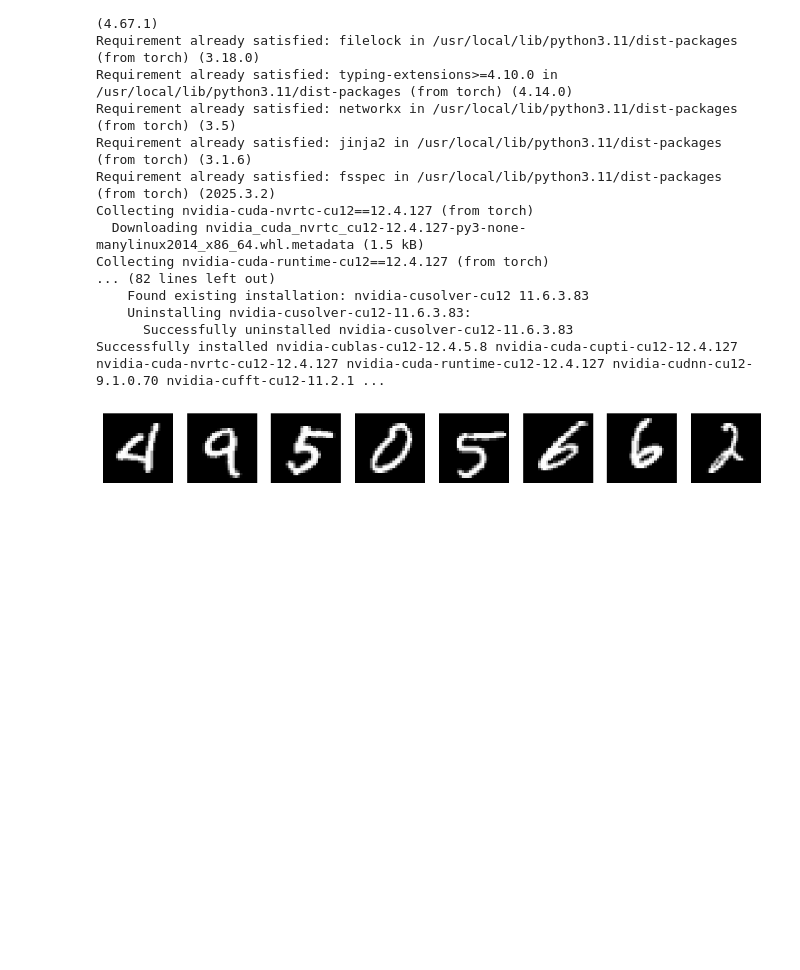
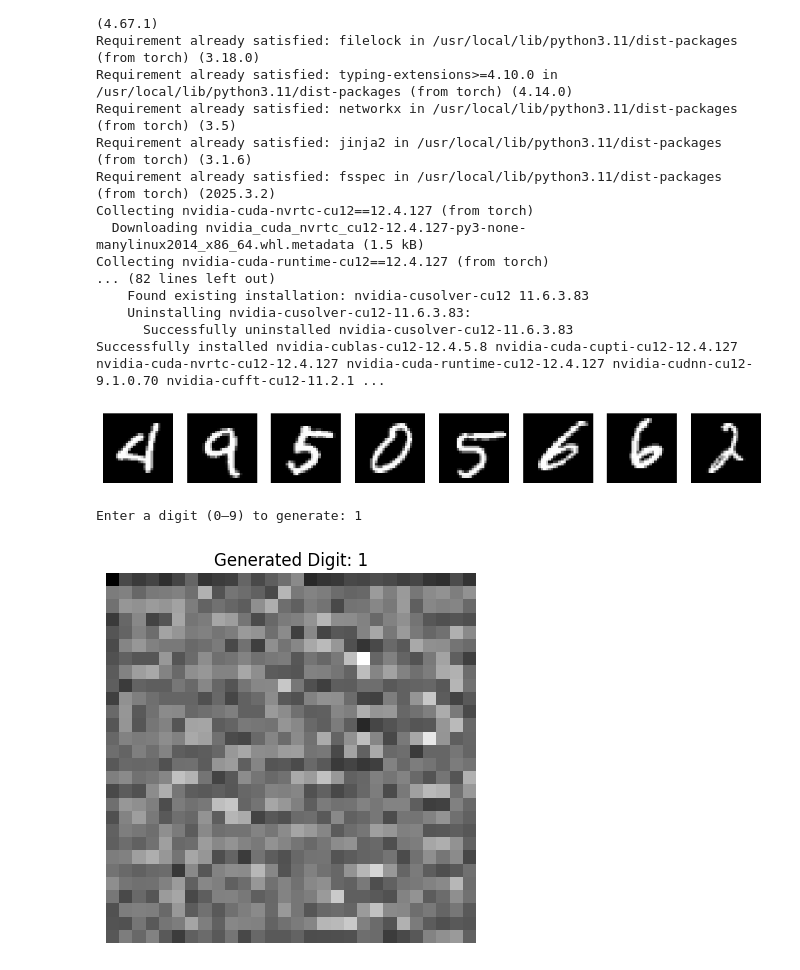
Before and after one commit to Biruk-gebru/Diffusion-Model, a Jupyter notebook: DiffusionModel.ipynb, the cells around one changed output. Cells and saved outputs as stored; diff of their text form; code cells hidden in the pictures; blank space fills up the shorter version.

Commit message:
Added the training loop and a sample generator to generate from prompts as well as a visualization of the denoising

```diff
--- a/DiffusionModel.ipynb
+++ b/DiffusionModel.ipynb
@@ -210,0 +249,22 @@ def sample(model, label, alpha_hats, alphas, betas, steps=T):
+# %%
+#SAMPLE_GENERATION
+
+def generate_from_prompt(model):
+    try:
+        label = int(input("Enter a digit (0–9) to generate: "))
+        assert 0 <= label <= 9
+    except (ValueError, AssertionError):
+        print("Invalid input. Please enter a digit between 0 and 9.")
+        return
+
+    img = sample(model, label, alpha_hats, alphas, betas, steps=T)
+    img = img.squeeze().cpu().numpy()
+
+    plt.imshow(img, cmap='gray')
+    plt.axis('off')
+    plt.title(f"Generated Digit: {label}")
+    plt.show()
+generate_from_prompt(model)
+# %% [output]
+Enter a digit (0–9) to generate: 1
+[figure, added]
```
Also changed, not shown: parts of 2 cells of this notebook.
